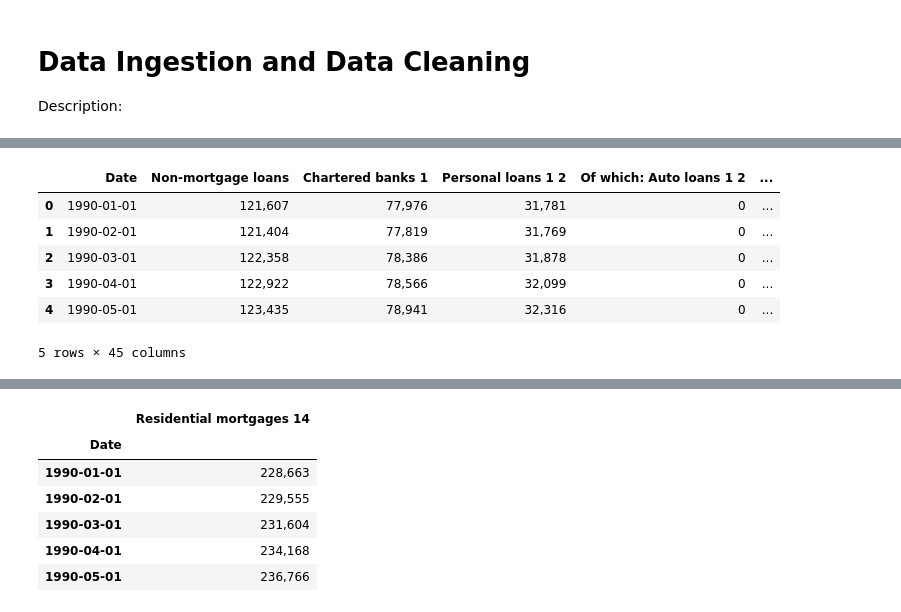
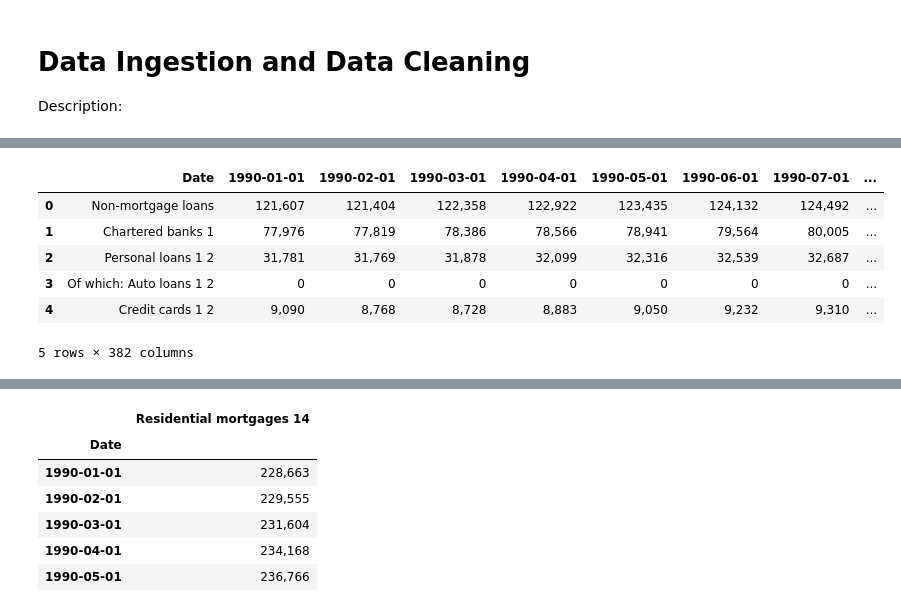
Before and after one commit to benjaminweymouth/Housing-Market-Forecasting-Time-Series-Analysis, a Jupyter notebook: Python Code/Qualitative_Multivariate Time Series.ipynb, the cells around one changed output, grey strips where cells are left out. Drawn from its saved outputs; the diff is of its cells as text; code cells hidden in the pictures.

Commit message:
Pushing changes made to dataframe

```diff
--- a/Python Code/Qualitative_Multivariate Time Series.ipynb
+++ b/Python Code/Qualitative_Multivariate Time Series.ipynb
@@ -46,17 +46,17 @@ df_chartered_bank_i.resample('1Q').mean().tail()
 # %%
 # Data ingestion - reading the CSV in from Statistics Canada and the Bank of Canada
 # Credit liabilities of households.csv
 # Residential mortgages 9+
-df_Residential_mortgages = pd.read_csv('../Resources/Datasets/Credit liabilities of households date.csv')
+df_Residential_mortgages = pd.read_csv('../Resources/Datasets/Credit liabilities of households.csv')
 df_Residential_mortgages.head()
 # %% [output]
-|  | Date | Non-mortgage loans | Chartered banks 1 | Personal loans 1 2 | Of which: Auto loans 1 2 | ... |
-| 0 | 1990-01-01 | 121,607 | 77,976 | 31,781 | 0 | ... |
-| 1 | 1990-02-01 | 121,404 | 77,819 | 31,769 | 0 | ... |
-| 2 | 1990-03-01 | 122,358 | 78,386 | 31,878 | 0 | ... |
-| 3 | 1990-04-01 | 122,922 | 78,566 | 32,099 | 0 | ... |
-| 4 | 1990-05-01 | 123,435 | 78,941 | 32,316 | 0 | ... |
+|  | Date | 1990-01-01 | 1990-02-01 | 1990-03-01 | 1990-04-01 | 1990-05-01 | 1990-06-01 | 1990-07-01 | ... |
+| 0 | Non-mortgage loans | 121,607 | 121,404 | 122,358 | 122,922 | 123,435 | 124,132 | 124,492 | ... |
+| 1 | Chartered banks 1 | 77,976 | 77,819 | 78,386 | 78,566 | 78,941 | 79,564 | 80,005 | ... |
+| 2 | Personal loans 1 2 | 31,781 | 31,769 | 31,878 | 32,099 | 32,316 | 32,539 | 32,687 | ... |
+| 3 | Of which: Auto loans 1 2 | 0 | 0 | 0 | 0 | 0 | 0 | 0 | ... |
+| 4 | Credit cards 1 2 | 9,090 | 8,768 | 8,728 | 8,883 | 9,050 | 9,232 | 9,310 | ... |
-5 rows × 45 columns
+5 rows × 382 columns
 # %%
 #df_Residential_mortgages.index = pd.to_datetime(df_Residential_mortgages.index)
 #df_Residential_mortgages.resample('1Q').mean().tail()
```
Also changed, not shown: parts of 4 cells of this notebook.
